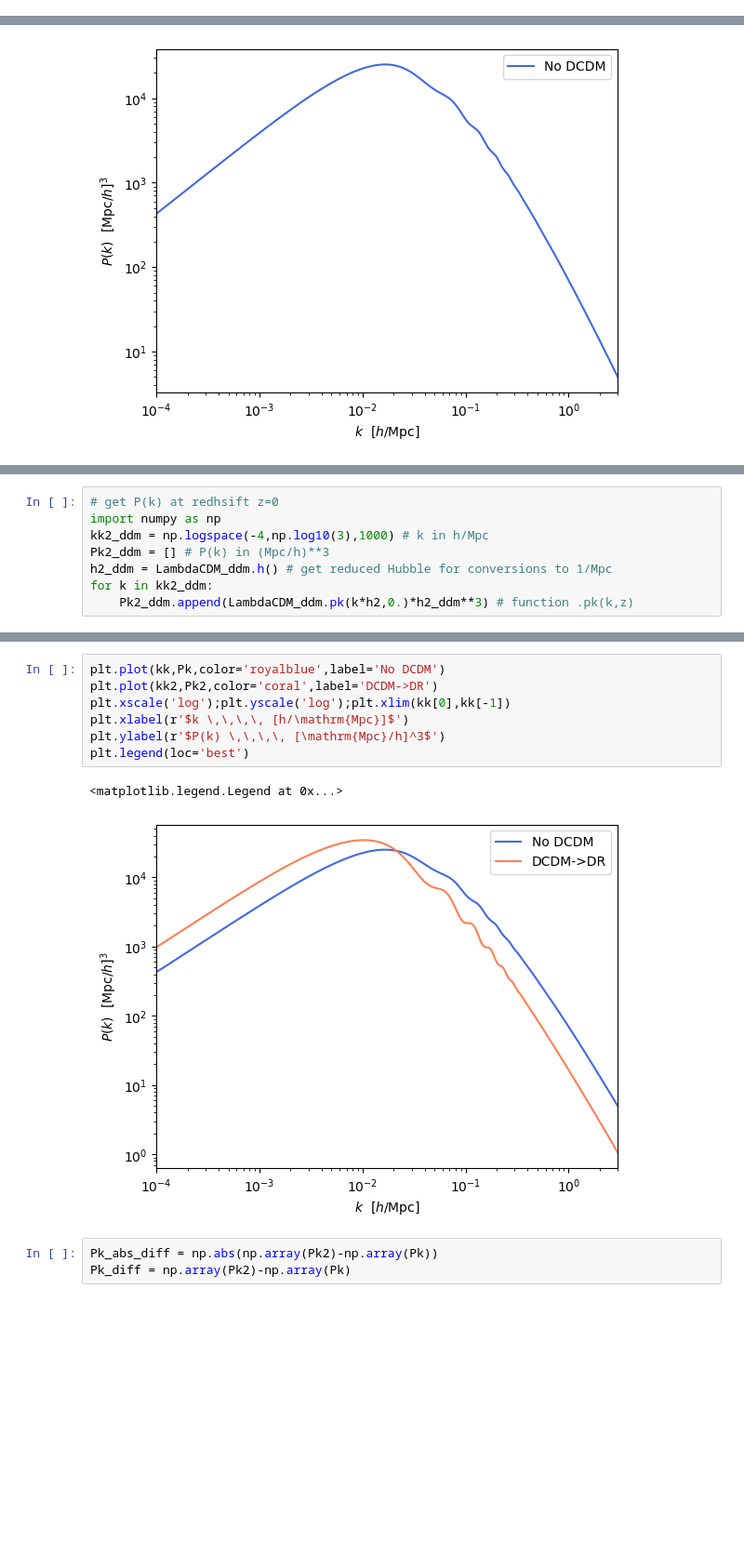
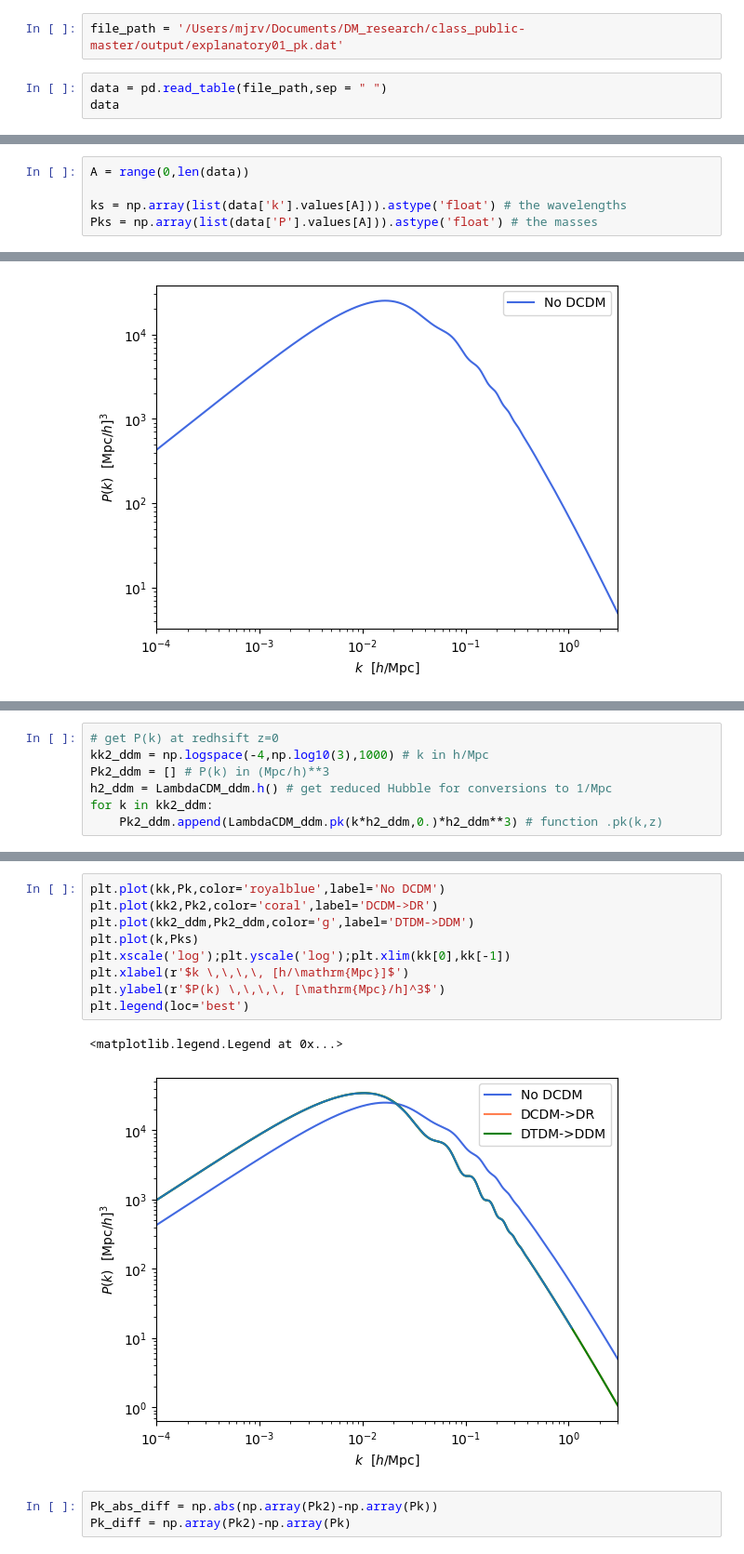
Before and after one commit to Segalikeme/CLASS_DMcGill, a Jupyter notebook: notebooks/testing copy.ipynb, the cells around one changed output, grey strips where cells are left out. Shown: that part at 93% size. Drawn from its saved outputs; the diff is of its cells as text; blank space fills up the shorter version.

Commit message:
Added a new species dtdm

```diff
--- a/notebooks/testing copy.ipynb
+++ b/notebooks/testing copy.ipynb
@@ -3,0 +18,5 @@ from classy import Class
+# %%
+file_path = '/Users/mjrv/Documents/DM_research/class_public-master/output/explanatory01_pk.dat'
+# %%
+data = pd.read_table(file_path,sep = " ")
+data
@@ -4,3 +37,8 @@ from classy import Class
+# %%
+A = range(0,len(data))
+
+ks = np.array(list(data['k'].values[A])).astype('float') # the wavelengths
+Pks = np.array(list(data['P'].values[A])).astype('float') # the masses
 # %%
 # create instance of the class "Class"
 LambdaCDM = Class()
@@ -66,11 +90,10 @@ for k in kk2:
     Pk2.append(LambdaCDM_dr.pk(k*h2,0.)*h2**3) # function .pk(k,z)
 # %%
 # get P(k) at redhsift z=0
-import numpy as np
 kk2_ddm = np.logspace(-4,np.log10(3),1000) # k in h/Mpc
 Pk2_ddm = [] # P(k) in (Mpc/h)**3
 h2_ddm = LambdaCDM_ddm.h() # get reduced Hubble for conversions to 1/Mpc
 for k in kk2_ddm:
-    Pk2_ddm.append(LambdaCDM_ddm.pk(k*h2,0.)*h2_ddm**3) # function .pk(k,z)
+    Pk2_ddm.append(LambdaCDM_ddm.pk(k*h2_ddm,0.)*h2_ddm**3) # function .pk(k,z)
 # %%
 plt.plot(kk2,Pk2,color='coral',label='DCDM->DR')
@@ -93,13 +127,15 @@ plt.legend(loc='best')
 # %%
 plt.plot(kk,Pk,color='royalblue',label='No DCDM')
 plt.plot(kk2,Pk2,color='coral',label='DCDM->DR')
+plt.plot(kk2_ddm,Pk2_ddm,color='g',label='DTDM->DDM')
+plt.plot(k,Pks)
 plt.xscale('log');plt.yscale('log');plt.xlim(kk[0],kk[-1])
 plt.xlabel(r'$k \,\,\,\, [h/\mathrm{Mpc}]$')
 plt.ylabel(r'$P(k) \,\,\,\, [\mathrm{Mpc}/h]^3$')
 plt.legend(loc='best')
 # %% [output]
 <matplotlib.legend.Legend at 0x...>
-[figure, old version]
+[figure, new version]
 # %%
 Pk_abs_diff = np.abs(np.array(Pk2)-np.array(Pk))
 Pk_diff = np.array(Pk2)-np.array(Pk)
```
Also changed, not shown: parts of 21 cells of this notebook, 34 other files.
